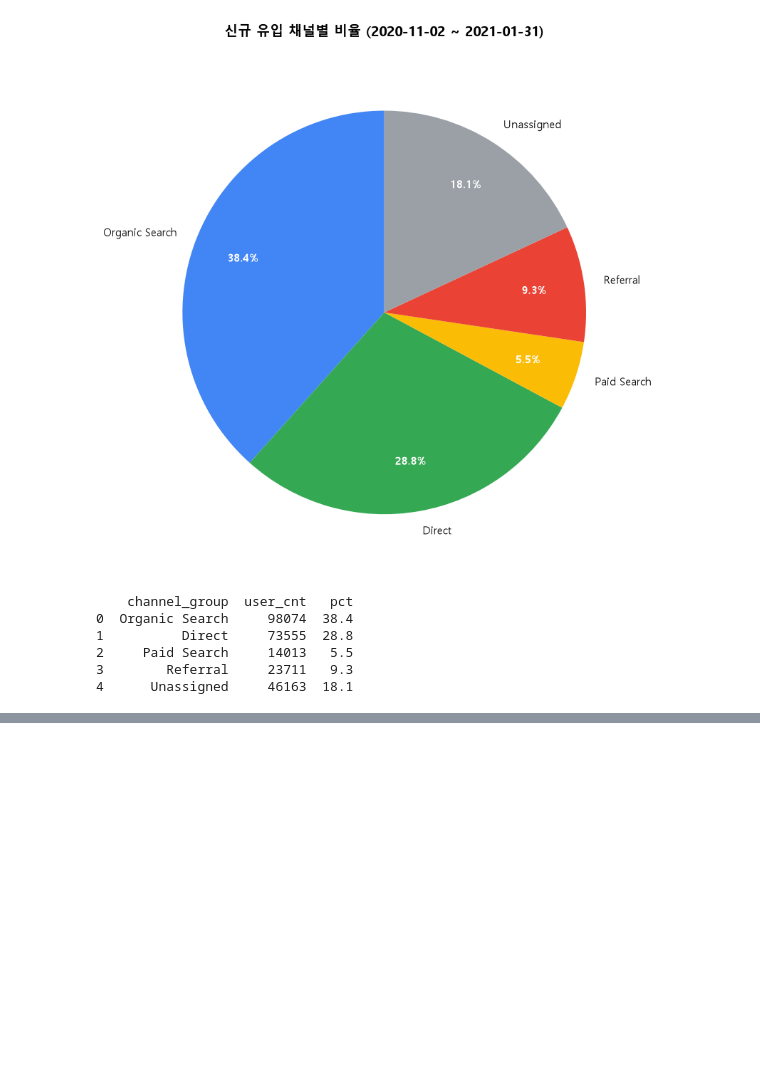
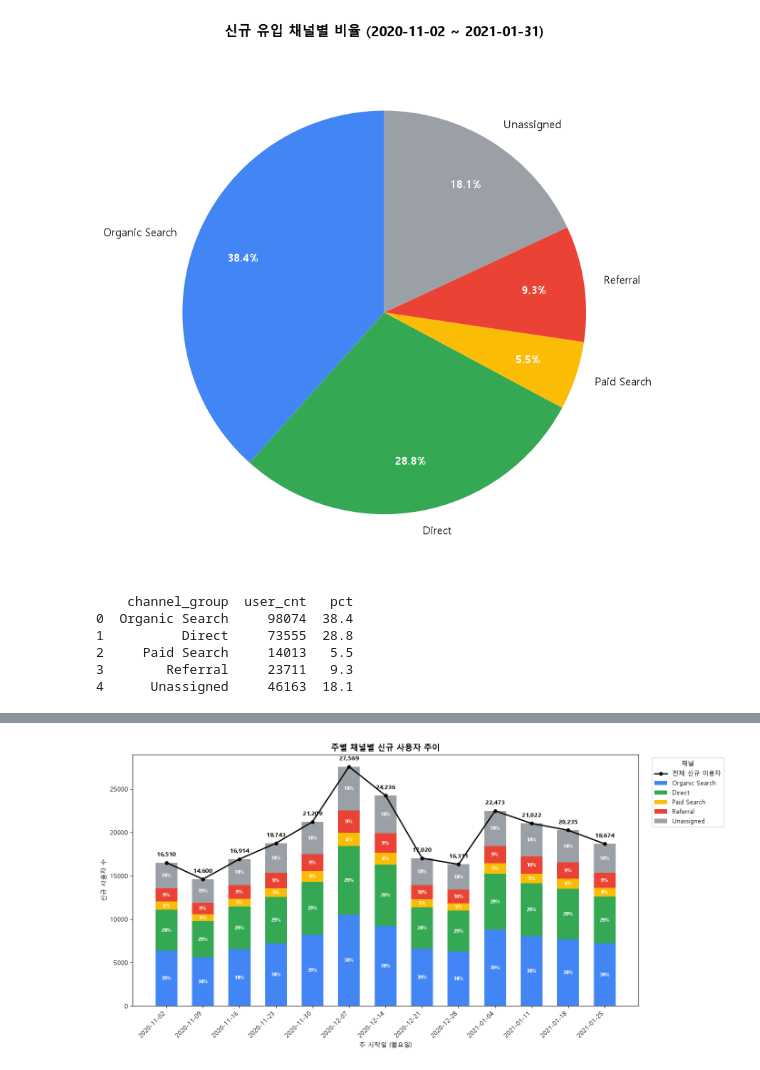
Before and after one commit to bulsajo1/ecommerce-product-analysis-project, a Jupyter notebook: data_analysis/A(acquisition).ipynb, the cells around one changed output, grey strips where cells are left out. Cells and saved outputs as stored; diff of their text form; code cells hidden in the pictures; blank space fills up the shorter version.

```diff
--- a/data_analysis/A(acquisition).ipynb
+++ b/data_analysis/A(acquisition).ipynb
@@ -558,0 +626,76 @@ print(df_channel_sorted)
+# %%
+# ============================================
+# 주별 채널별 누적 막대 그래프 + 구간별 비율(%) 라벨 + 전체 신규 이용자 라인 그래프
+# ============================================
+
+plt.rcParams['font.family'] = 'Malgun Gothic'
+plt.rcParams['axes.unicode_minus'] = False
+
+channel_order = ['Organic Search', 'Direct', 'Paid Search', 'Referral', 'Unassigned']
+colors = {
+    'Organic Search': '#4285F4',
+    'Direct': '#34A853',
+    'Paid Search': '#FBBC05',
+    'Referral': '#EA4335',
+    'Unassigned': '#9AA0A6'
+}
+
+# 주별 총 신규 이용자 수 (라인 그래프용)
+weekly_total = df_pivot.sum(axis=1)
+
+# 주별 x 채널별 비율(%) - 라벨 표시용
+df_pivot_pct = df_pivot.div(weekly_total, axis=0) * 100
+
+fig, ax = plt.subplots(figsize=(14, 7))
+
+x_labels = df_pivot.index.astype(str)
+bottom = pd.Series([0] * len(df_pivot), index=df_pivot.index)
+
+for channel in channel_order:
+    bars = ax.bar(
+        x_labels,
+        df_pivot[channel],
+        bottom=bottom,
+        label=channel,
+        color=colors[channel],
+        width=0.6
+    )
+
+    # 각 구간 중앙에 비율(%) 라벨 표시 (구간이 너무 작으면 생략)
+    for i, (week, value) in enumerate(df_pivot[channel].items()):
+        pct = df_pivot_pct.loc[week, channel]
+        if value > 0 and pct >= 4:  # 너무 작은 구간엔 라벨 생략 (겹침 방지)
+            y_pos = bottom[week] + value / 2
+            ax.text(
+                i, y_pos, f'{pct:.0f}%',
+                ha='center', va='center',
+                fontsize=8, color='white', fontweight='bold'
+            )
+
+    bottom += df_pivot[channel]
+
+# 전체 신규 이용자 수 라인 그래프 (같은 y축, 누적 막대 상단과 동일선상)
+ax.plot(
+    x_labels, weekly_total,
+    color='black', marker='o', linewidth=2, markersize=5,
+    label='전체 신규 이용자', zorder=5
+)
+
+for i, (week, total) in enumerate(weekly_total.items()):
+    ax.annotate(
+        f'{total:,}', (i, total),
+        textcoords='offset points', xytext=(0, 10),
+        ha='center', fontsize=9, fontweight='bold'
+    )
+
+ax.set_title('주별 채널별 신규 사용자 추이', fontsize=13, fontweight='bold')
+ax.set_xlabel('주 시작일 (월요일)')
+ax.set_ylabel('신규 사용자 수')
+ax.legend(title='채널', loc='upper left', bbox_to_anchor=(1.02, 1.0))
+plt.xticks(rotation=45, ha='right')
+
+plt.tight_layout()
+plt.savefig('weekly_channel_stacked_bar_with_pct_and_line.png', dpi=150, bbox_inches='tight')
+plt.show()
+# %% [output]
+[figure, added]
```
Also changed, not shown: parts of 10 cells of this notebook, 2 other files.
